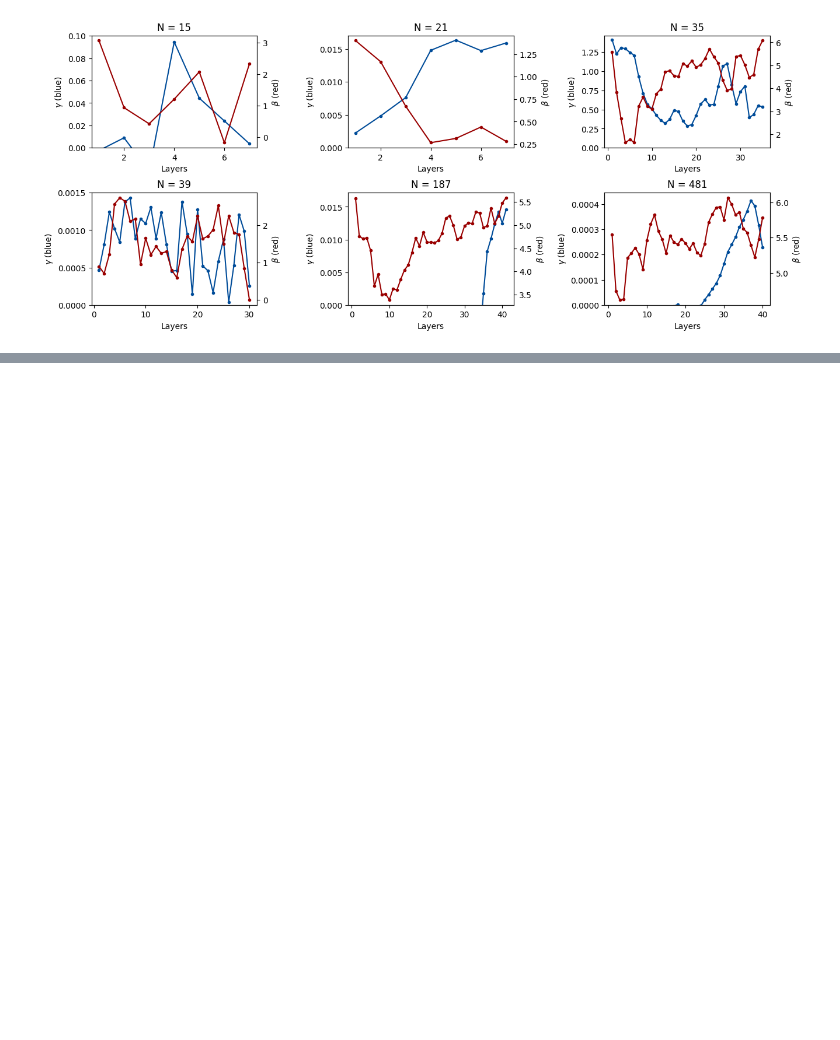
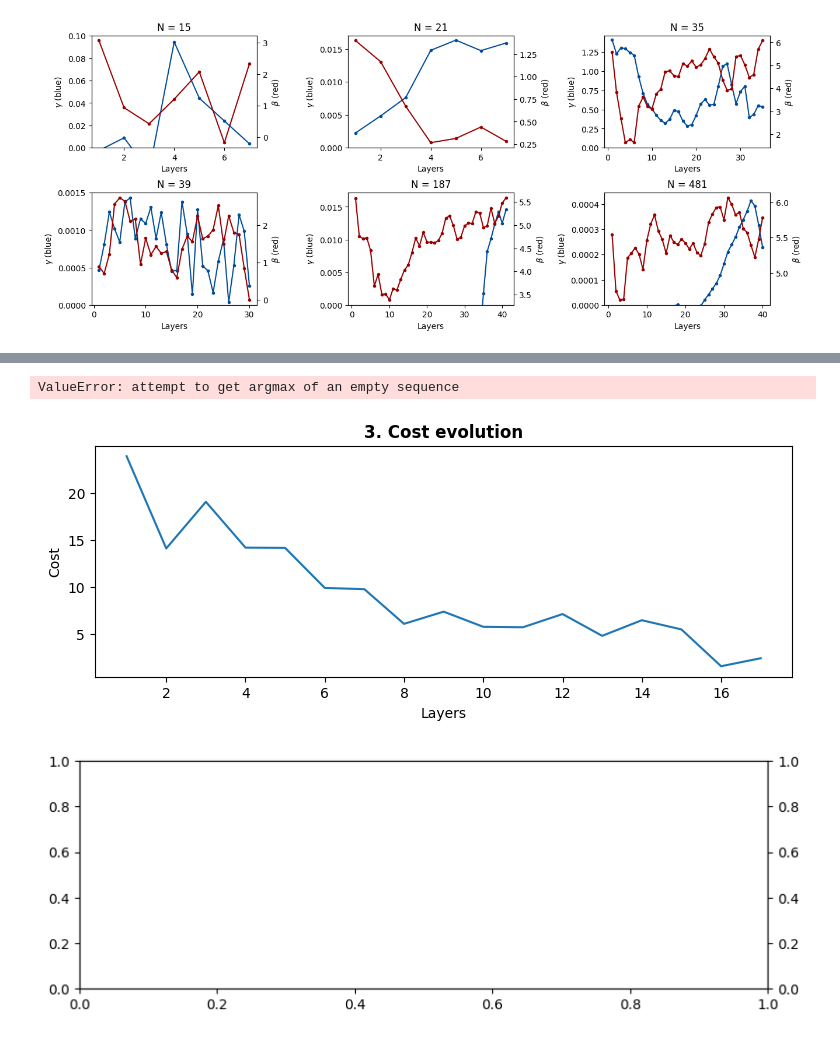
Before and after one commit to fpllcr/master-thesis, a Jupyter notebook: qaoa_factorization/notebooks/analysis.ipynb, the cells around one changed output, grey strips where cells are left out. Cells and saved outputs as stored; diff of their text form; code cells hidden in the pictures; blank space fills up the shorter version.

Commit message:
New experiments

```diff
--- a/qaoa_factorization/notebooks/analysis.ipynb
+++ b/qaoa_factorization/notebooks/analysis.ipynb
@@ -202,5 +202,3 @@ for i, beta in enumerate(betas):
         axs[i].set_xlabel('$\\gamma$')
 # %% [output]
 [figure]
-# %%
-solver = QAOASolver(N=39)
@@ -824,0 +814,75 @@ for j in range(len(Ns), len(axs)):
+# %%
+N = 39
+gamma_0 = 0.0005
+beta_0 = 0.4
+
+df = experiment_results[(experiment_results['N']==N)
+                        & (experiment_results['setup']=='linear_abs')
+                        & (experiment_results['optimizer']=='L-BFGS-B')
+                        & (experiment_results['gamma_0']==gamma_0)
+                        & (experiment_results['beta_0']==beta_0)]
+
+display(Markdown("**1. Minimum for one layer QAOA**"))
+display(df[df['layers']==1][['N', 'layers', 'gamma_0', 'beta_0', 'gammas', 'betas', 'cost', 'fidelity']].sort_values('beta_0'))
+
+display(Markdown("**2. State at layers=50**"))
+display(df[df['layers']==50][['N', 'layers', 'gamma_0', 'beta_0', 'cost', 'fidelity']].sort_values('beta_0'))
+
+fig, ax = plt.subplots(1, 1, figsize=(9, 3))
+ax.plot('layers', 'cost', data=df)
+ax.set_xlabel('Layers')
+ax.set_ylabel('Cost')
+ax.set_title('3. Cost evolution', fontweight='bold')
+
+
+fig, ax = plt.subplots(1, 1, figsize=(9, 3))
+sec_ax = ax.twinx()
+max_layer_idx = df[df['layers']==50]['layers'].idxmax() # df['layers'].idxmax()
+max_layer = df.loc[max_layer_idx, 'layers']
+gammas = df.loc[max_layer_idx, 'gammas']
+betas = df.loc[max_layer_idx, 'betas']
+ax.plot(range(1, max_layer+1), gammas, marker='.', color='red')
+sec_ax.plot(range(1, max_layer+1), betas, marker='.', color='blue')
+ax.set_xlabel('Layers')
+ax.set_title('4. Parameter evolution for last iteration (gammas: red & left, betas: blue & right)', fontweight='bold')
+
+
+
+layers = df[df['layers']<=50]['layers'].unique() # df['sorted(df['layers'].unique())
+ncols = 5
+nrows = int(len(layers)/ncols)
+fig, axs = plt.subplots(nrows, ncols, figsize=(16, 3*nrows), sharey=True)
+fig.subplots_adjust(wspace=0.3, hspace=0.3)
+sec_axs = np.empty_like(axs, dtype=object)
+for i in range(axs.shape[0]):
+    for j in range(axs.shape[1]):
+        sec_axs[i, j] = axs[i, j].twinx()
+axs = axs.flatten()
+sec_axs = sec_axs.flatten()
+fig.suptitle("5. Parameter evolution snapshots for different number of layers", x=0.08, y=0.90, ha='left', fontweight='bold')
+for idx, p in enumerate(layers):
+        df_i = df[(df['layers']==p)].reset_index()
+        ax = axs[idx]
+        sec_ax = sec_axs[idx]
+        if not df_i.empty:
+            gammas = df_i.loc[0, 'gammas']
+            betas = df_i.loc[0, 'betas']
+            ax.plot(range(1, len(gammas)+1), gammas, marker='.', color='red', label='$\\gamma$')
+            sec_ax.plot(range(1, len(betas)+1), betas, marker='.', color='blue', label='$\\beta$')
+
+            ax.set_title(f'p = {p}')
+            if idx % ncols == 0:
+                ax.set_ylabel('$\\gamma$')
+                sec_ax.set_ylabel('$\\beta$')
+            if idx > len(axs) - ncols:
+                 ax.set_xlabel('Layers')
+            if idx % ncols > 0:
+                ax.get_yaxis().set_visible(False)
+                sec_ax.get_yaxis().set_visible(False)
+                sec_ax.sharey(sec_axs[0])
+
+            if idx == 0:
+                lines, labels = ax.get_legend_handles_labels()
+                lines2, labels2 = sec_ax.get_legend_handles_labels()
+                sec_ax.legend(lines + lines2, labels + labels2, loc='center right')
+# %% [output]
@@ -824,0 +894,3 @@ for j in range(len(Ns), len(axs)):
+ValueError: attempt to get argmax of an empty sequence
+[figure, added]
+[figure, added]
```
Also changed, not shown: parts of 4 cells of this notebook, 7 other files.
